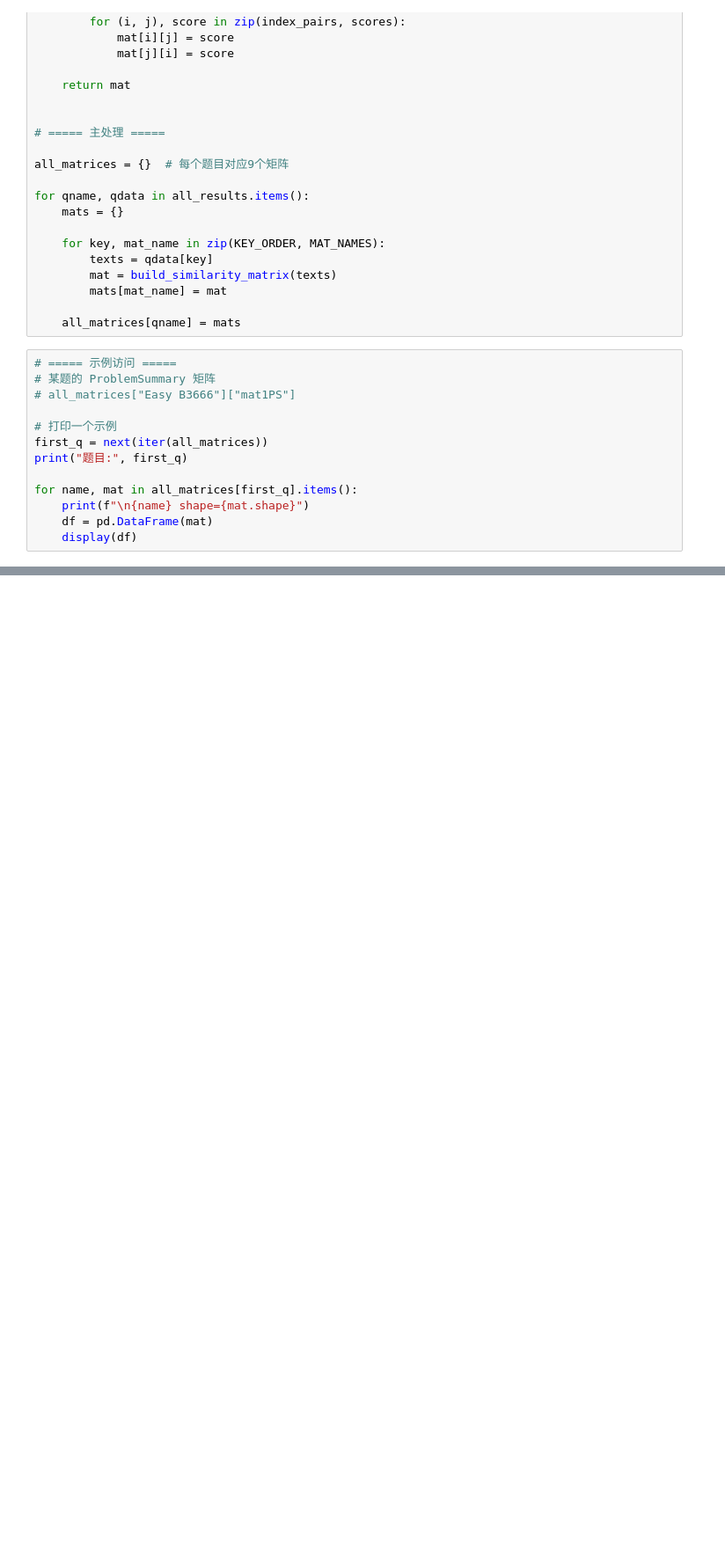
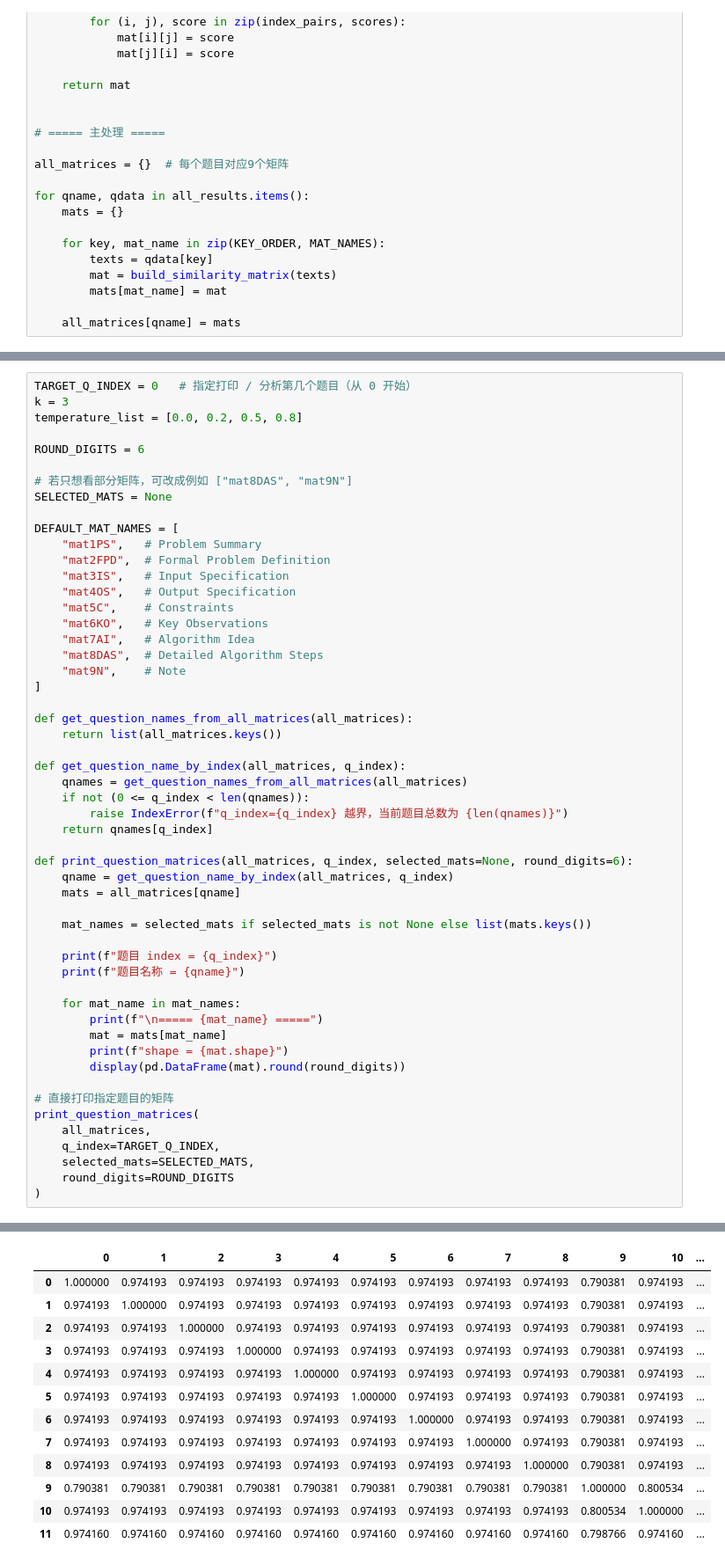
Before and after one commit to bennidhugg/CISC499, a Jupyter notebook: CrossEncoder.ipynb, the cells around one changed output, grey strips where cells are left out. Shown at 88% size. Drawn from its saved outputs; the diff is of its cells as text; blank space fills up the shorter version.

```diff
--- a/CrossEncoder.ipynb
+++ b/CrossEncoder.ipynb
@@ -365,16 +369,3 @@ for qname, qdata in all_results.items():
         mats[mat_name] = mat
 
     all_matrices[qname] = mats
-# %%
-# ===== 示例访问 =====
-# 某题的 ProblemSummary 矩阵
-# all_matrices["Easy B3666"]["mat1PS"]
-
-# 打印一个示例
-first_q = next(iter(all_matrices))
-print("题目:", first_q)
-
-for name, mat in all_matrices[first_q].items():
-    print(f"\n{name} shape={mat.shape}")
-    df = pd.DataFrame(mat)
-    display(df)
@@ -450,0 +372,54 @@ mat6KO shape=(9, 9)
+# %%
+TARGET_Q_INDEX = 0   # 指定打印 / 分析第几个题目（从 0 开始）
+k = 3
+temperature_list = [0.0, 0.2, 0.5, 0.8]
+
+ROUND_DIGITS = 6
+
+# 若只想看部分矩阵，可改成例如 ["mat8DAS", "mat9N"]
+SELECTED_MATS = None
+
+DEFAULT_MAT_NAMES = [
+    "mat1PS",   # Problem Summary
+    "mat2FPD",  # Formal Problem Definition
+    "mat3IS",   # Input Specification
+    "mat4OS",   # Output Specification
+    "mat5C",    # Constraints
+    "mat6KO",   # Key Observations
+    "mat7AI",   # Algorithm Idea
+    "mat8DAS",  # Detailed Algorithm Steps
+    "mat9N",    # Note
+]
+
+def get_question_names_from_all_matrices(all_matrices):
+    return list(all_matrices.keys())
+
+def get_question_name_by_index(all_matrices, q_index):
+    qnames = get_question_names_from_all_matrices(all_matrices)
+    if not (0 <= q_index < len(qnames)):
+        raise IndexError(f"q_index={q_index} 越界，当前题目总数为 {len(qnames)}")
+    return qnames[q_index]
+
+def print_question_matrices(all_matrices, q_index, selected_mats=None, round_digits=6):
+    qname = get_question_name_by_index(all_matrices, q_index)
+    mats = all_matrices[qname]
+
+    mat_names = selected_mats if selected_mats is not None else list(mats.keys())
+
+    print(f"题目 index = {q_index}")
+    print(f"题目名称 = {qname}")
+
+    for mat_name in mat_names:
+        print(f"\n===== {mat_name} =====")
+        mat = mats[mat_name]
+        print(f"shape = {mat.shape}")
+        display(pd.DataFrame(mat).round(round_digits))
+
+# 直接打印指定题目的矩阵
+print_question_matrices(
+    all_matrices,
+    q_index=TARGET_Q_INDEX,
+    selected_mats=SELECTED_MATS,
+    round_digits=ROUND_DIGITS
+)
+# %% [output]
@@ -450,0 +431,13 @@ mat6KO shape=(9, 9)
+|  | 0 | 1 | 2 | 3 | 4 | 5 | 6 | 7 | 8 | 9 | 10 | ... |
+| 0 | 1.000000 | 0.974193 | 0.974193 | 0.974193 | 0.974193 | 0.974193 | 0.974193 | 0.974193 | 0.974193 | 0.790381 | 0.974193 | ... |
+| 1 | 0.974193 | 1.000000 | 0.974193 | 0.974193 | 0.974193 | 0.974193 | 0.974193 | 0.974193 | 0.974193 | 0.790381 | 0.974193 | ... |
+| 2 | 0.974193 | 0.974193 | 1.000000 | 0.974193 | 0.974193 | 0.974193 | 0.974193 | 0.974193 | 0.974193 | 0.790381 | 0.974193 | ... |
+| 3 | 0.974193 | 0.974193 | 0.974193 | 1.000000 | 0.974193 | 0.974193 | 0.974193 | 0.974193 | 0.974193 | 0.790381 | 0.974193 | ... |
+| 4 | 0.974193 | 0.974193 | 0.974193 | 0.974193 | 1.000000 | 0.974193 | 0.974193 | 0.974193 | 0.974193 | 0.790381 | 0.974193 | ... |
+| 5 | 0.974193 | 0.974193 | 0.974193 | 0.974193 | 0.974193 | 1.000000 | 0.974193 | 0.974193 | 0.974193 | 0.790381 | 0.974193 | ... |
+| 6 | 0.974193 | 0.974193 | 0.974193 | 0.974193 | 0.974193 | 0.974193 | 1.000000 | 0.974193 | 0.974193 | 0.790381 | 0.974193 | ... |
+| 7 | 0.974193 | 0.974193 | 0.974193 | 0.974193 | 0.974193 | 0.974193 | 0.974193 | 1.000000 | 0.974193 | 0.790381 | 0.974193 | ... |
+| 8 | 0.974193 | 0.974193 | 0.974193 | 0.974193 | 0.974193 | 0.974193 | 0.974193 | 0.974193 | 1.000000 | 0.790381 | 0.974193 | ... |
+| 9 | 0.790381 | 0.790381 | 0.790381 | 0.790381 | 0.790381 | 0.790381 | 0.790381 | 0.790381 | 0.790381 | 1.000000 | 0.800534 | ... |
+| 10 | 0.974193 | 0.974193 | 0.974193 | 0.974193 | 0.974193 | 0.974193 | 0.974193 | 0.974193 | 0.974193 | 0.800534 | 1.000000 | ... |
+| 11 | 0.974160 | 0.974160 | 0.974160 | 0.974160 | 0.974160 | 0.974160 | 0.974160 | 0.974160 | 0.974160 | 0.798766 | 0.974160 | ... |
```
Also changed, not shown: parts of 7 cells of this notebook, 4 other files.
